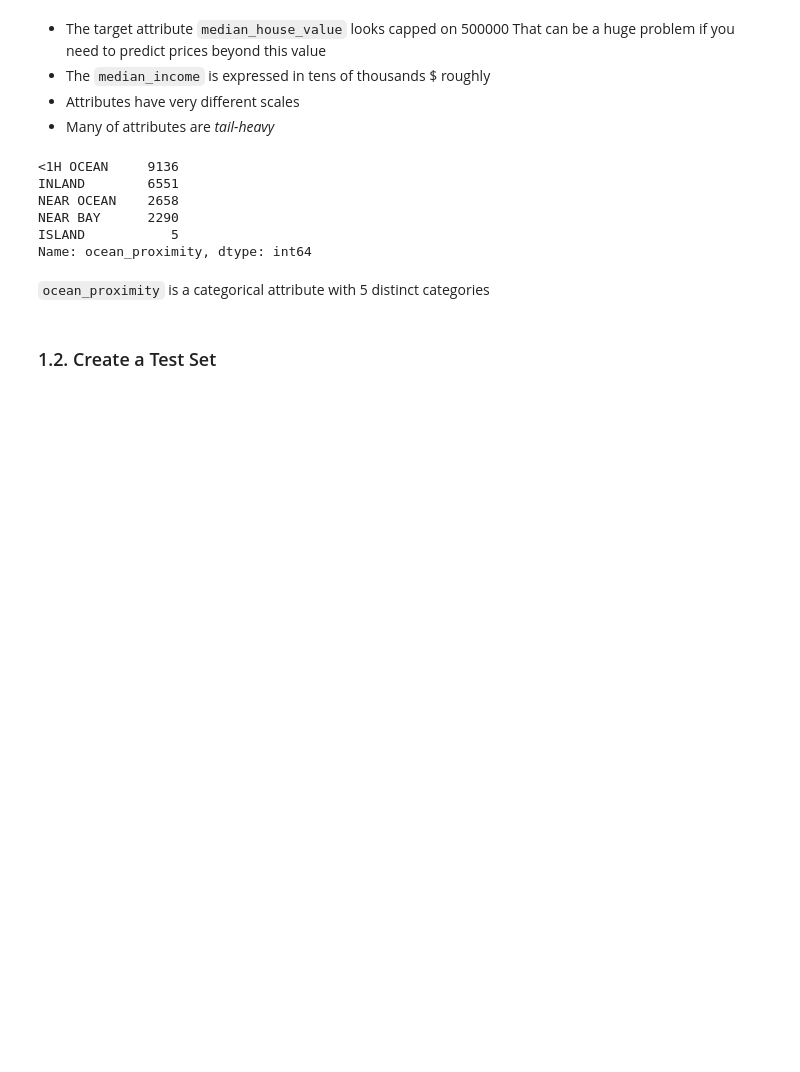
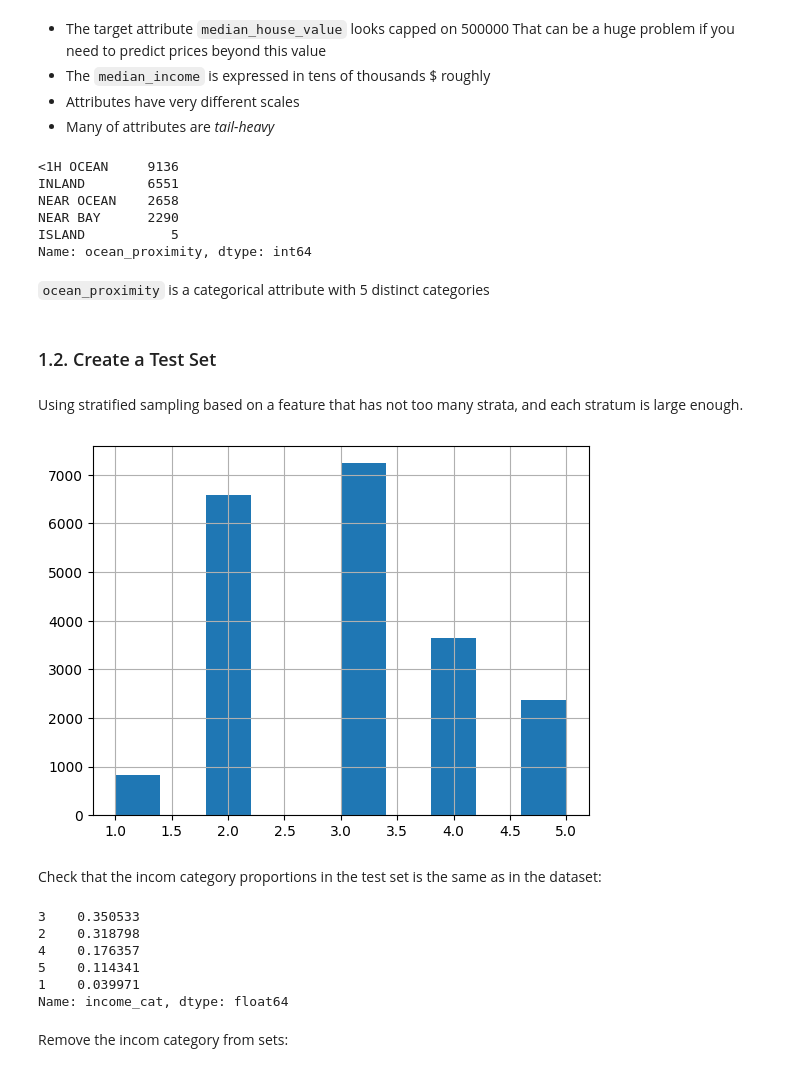
Before and after one commit to neofluar/kaggle, a Jupyter notebook: california_housing/california_housing.ipynb, the cells around one changed output. Saved outputs shown, nothing was run; the diff lists cells and outputs as text; code cells hidden in the pictures; blank space fills up the shorter version.

Commit message:
Create test set

```diff
--- a/california_housing/california_housing.ipynb
+++ b/california_housing/california_housing.ipynb
@@ -79,3 +82,11 @@ Name: ocean_proximity, dtype: int64
 `ocean_proximity` is a categorical attribute with 5 distinct categories
 # %% [markdown]
 ### 1.2. Create a Test Set
+# %% [markdown]
+Using stratified sampling based on a feature that has not too many strata, and each stratum is large enough.
+# %%
+prices['income_cat'] = pd.cut(prices['median_income'], bins=[0, 1.5, 3, 4.5, 6, np.inf], labels=list(range(1, 6)))
+prices['income_cat'].hist()
+plt.show()
+# %% [output]
+[figure, added]
@@ -81,0 +99,13 @@ Name: ocean_proximity, dtype: int64
+# %% [markdown]
+Check that the incom category proportions in the test set is the same as in the dataset:
+# %%
+test_set['income_cat'].value_counts() / len(test_set)
+# %% [output]
+3    0.350533
+2    0.318798
+4    0.176357
+5    0.114341
+1    0.039971
+Name: income_cat, dtype: float64
+# %% [markdown]
+Remove the incom category from sets:
```
Also changed, not shown: parts of 4 cells of this notebook, 1 other file.
